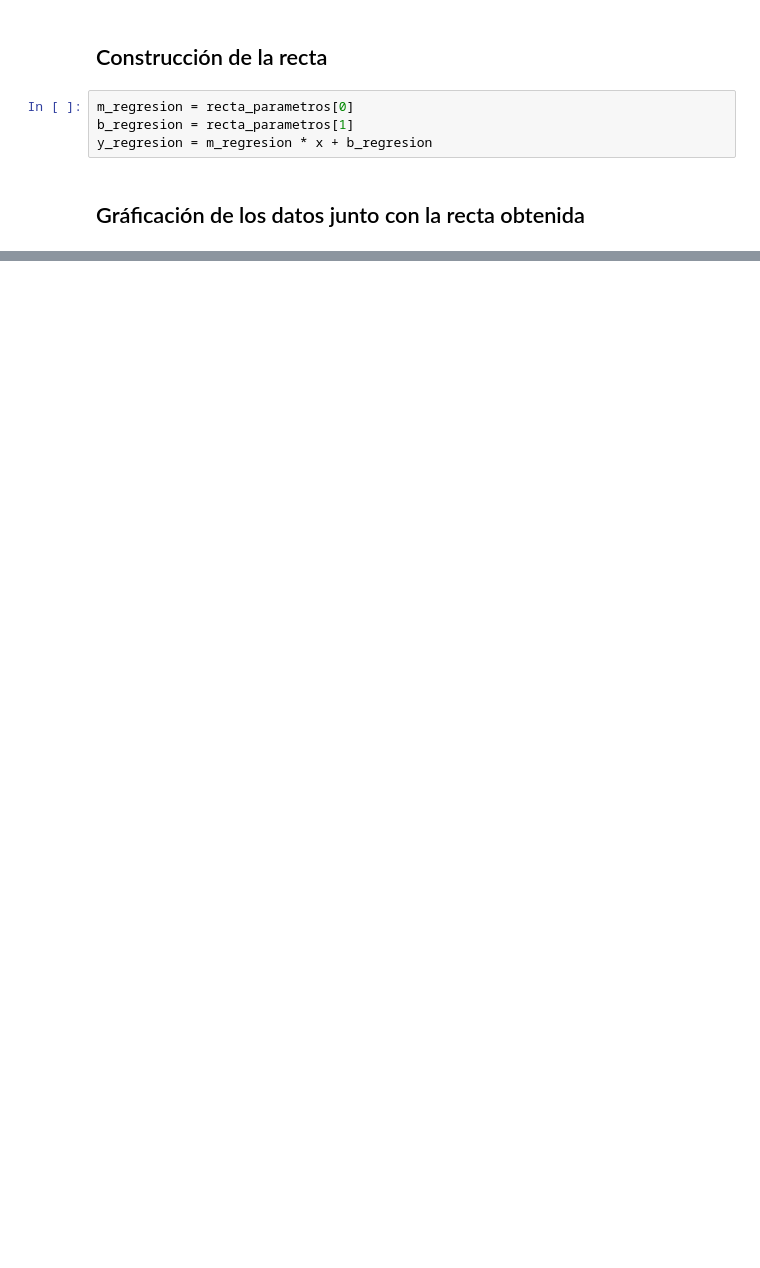
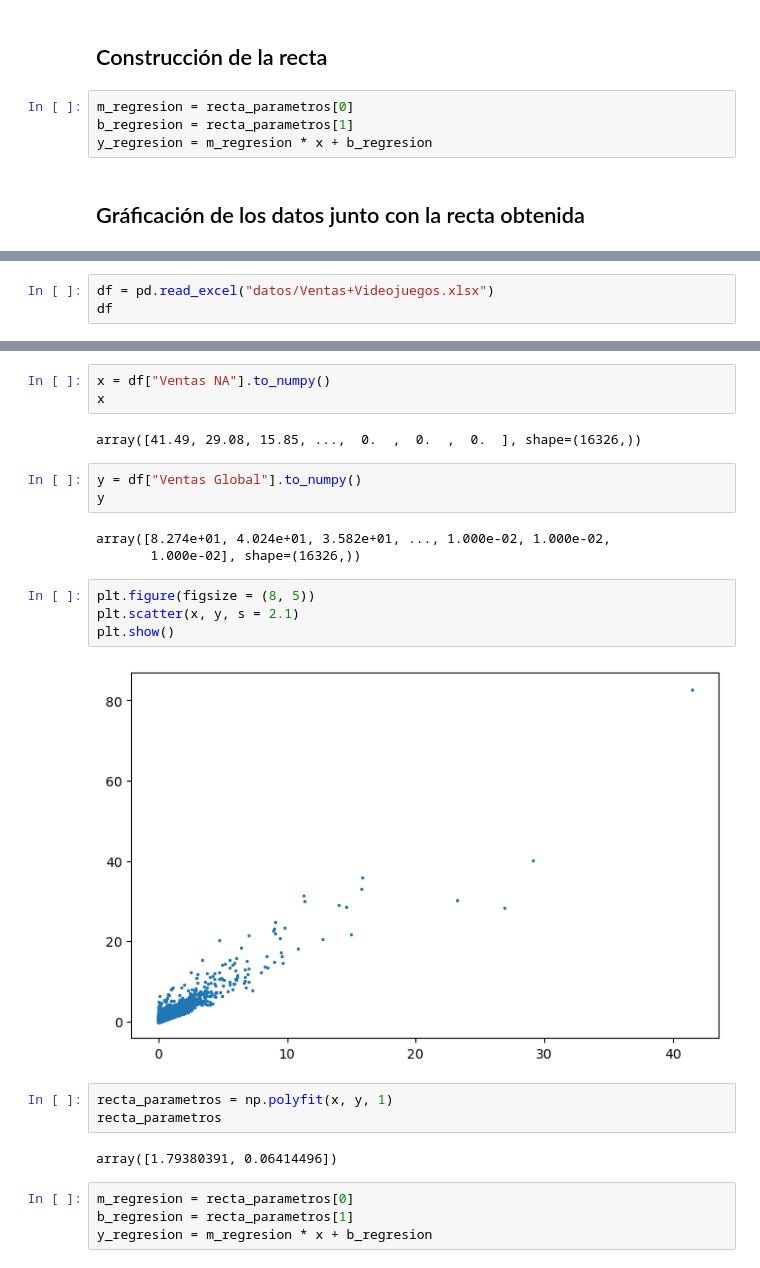
Before and after one commit to tri-ntropy/linear-regression-itq, a Jupyter notebook: Notebook guia.ipynb, the cells around one changed output, grey strips where cells are left out. Cells and saved outputs as stored; diff of their text form; blank space fills up the shorter version.

Commit message:
Incluido ejemplo video juegos

```diff
--- a/Notebook guia.ipynb
+++ b/Notebook guia.ipynb
@@ -58,0 +62,3 @@ plt.show()
+# %%
+df = pd.read_excel("datos/Ventas+Videojuegos.xlsx")
+df
@@ -58,0 +79,26 @@ plt.show()
+# %%
+x = df["Ventas NA"].to_numpy()
+x
+# %% [output]
+array([41.49, 29.08, 15.85, ...,  0.  ,  0.  ,  0.  ], shape=(16326,))
+# %%
+y = df["Ventas Global"].to_numpy()
+y
+# %% [output]
+array([8.274e+01, 4.024e+01, 3.582e+01, ..., 1.000e-02, 1.000e-02,
+       1.000e-02], shape=(16326,))
+# %%
+plt.figure(figsize = (8, 5))
+plt.scatter(x, y, s = 2.1)
+plt.show()
+# %% [output]
+[figure, added]
+# %%
+recta_parametros = np.polyfit(x, y, 1)
+recta_parametros
+# %% [output]
+array([1.79380391, 0.06414496])
+# %%
+m_regresion = recta_parametros[0]
+b_regresion = recta_parametros[1]
+y_regresion = m_regresion * x + b_regresion
```
Also changed, not shown: parts of 7 cells of this notebook.
